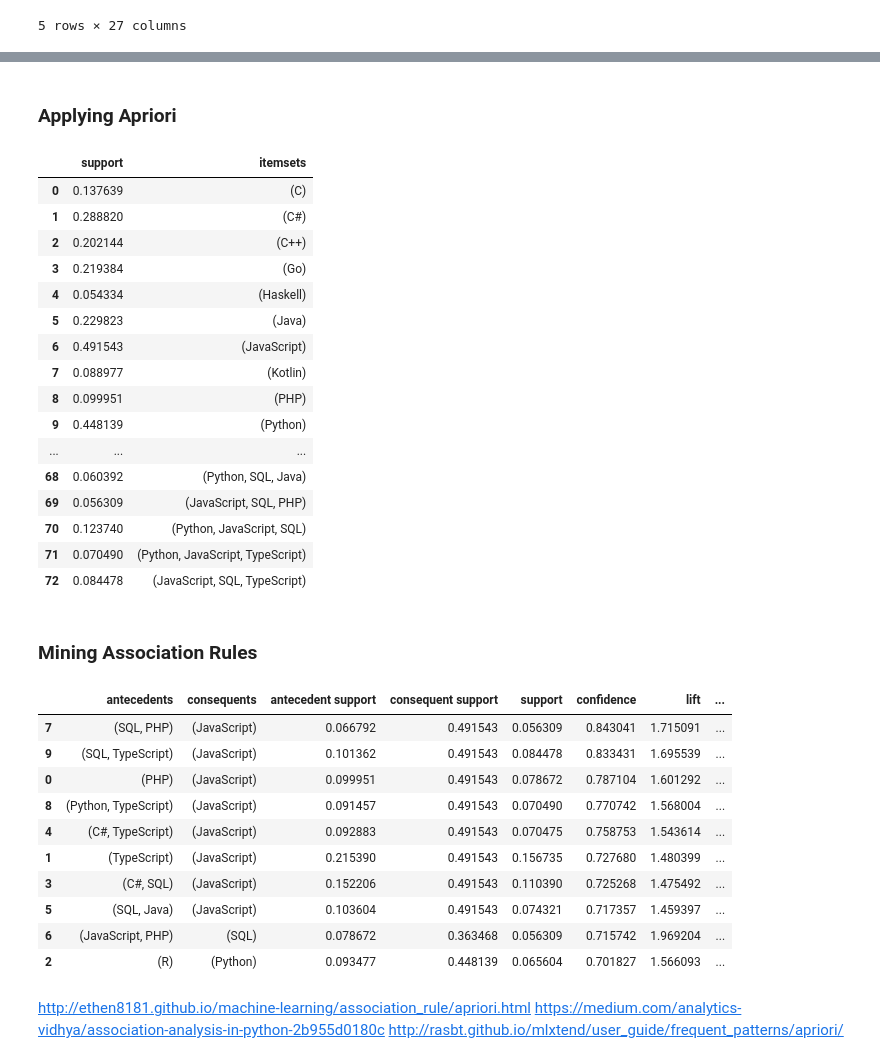
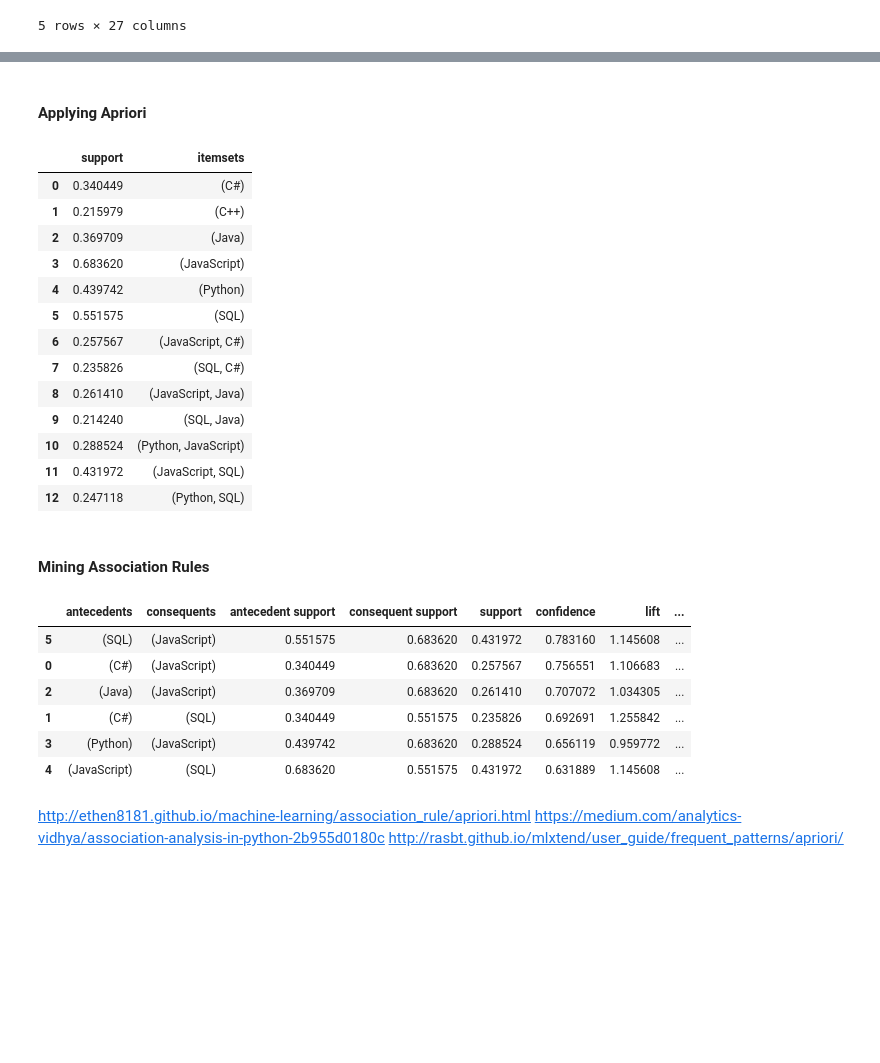
Before and after one commit to prdslost/stackoverflow-analysis, a Jupyter notebook: Developer Programming Language Use and Interest.ipynb, the cells around one changed output, grey strips where cells are left out. Saved outputs shown, nothing was run; the diff lists cells and outputs as text; code cells hidden in the pictures; blank space fills up the shorter version.

```diff
--- a/Developer Programming Language Use and Interest.ipynb
+++ b/Developer Programming Language Use and Interest.ipynb
@@ -304,11 +343,3 @@ df_basket.head()
 | 3 | False | False | True | False | False | False | False | False | False | False | ... |
 | 4 | False | False | False | False | False | False | False | False | False | False | ... |
 5 rows × 27 columns
-# %%
-lang_int_basket = df_history[df_history['LanguageInterest'].notnull()]['LanguageInterest'].copy()
-lang_int_basket = lang_int_basket.str.replace(' ','').str.split(';').tolist()
-
-te = TransactionEncoder()
-te_array = te.fit(lang_int_basket).transform(lang_int_basket)
-df_basket = pd.DataFrame(te_array, columns=te.columns_)[lang_filter]
-df_basket.head()
@@ -323,43 +346,36 @@ df_basket.head()
 # %% [markdown]
-### Applying Apriori
+#### Applying Apriori
 # %%
-df_freq_itemset = apriori(df_basket, min_support=0.05,use_colnames=True)
+df_freq_itemset = apriori(df_basket, min_support=0.2,use_colnames=True)
 df_freq_itemset
 # %% [output]
 |  | support | itemsets |
-| 0 | 0.137639 | (C) |
-| 1 | 0.288820 | (C#) |
-| 2 | 0.202144 | (C++) |
-| 3 | 0.219384 | (Go) |
-| 4 | 0.054334 | (Haskell) |
-| 5 | 0.229823 | (Java) |
-| 6 | 0.491543 | (JavaScript) |
-| 7 | 0.088977 | (Kotlin) |
-| 8 | 0.099951 | (PHP) |
-| 9 | 0.448139 | (Python) |
-| ... | ... | ... |
-| 68 | 0.060392 | (Python, SQL, Java) |
-| 69 | 0.056309 | (JavaScript, SQL, PHP) |
-| 70 | 0.123740 | (Python, JavaScript, SQL) |
-| 71 | 0.070490 | (Python, JavaScript, TypeScript) |
-| 72 | 0.084478 | (JavaScript, SQL, TypeScript) |
+| 0 | 0.340449 | (C#) |
+| 1 | 0.215979 | (C++) |
+| 2 | 0.369709 | (Java) |
+| 3 | 0.683620 | (JavaScript) |
+| 4 | 0.439742 | (Python) |
+| 5 | 0.551575 | (SQL) |
+| 6 | 0.257567 | (JavaScript, C#) |
+| 7 | 0.235826 | (SQL, C#) |
+| 8 | 0.261410 | (JavaScript, Java) |
+| 9 | 0.214240 | (SQL, Java) |
+| 10 | 0.288524 | (Python, JavaScript) |
+| 11 | 0.431972 | (JavaScript, SQL) |
+| 12 | 0.247118 | (Python, SQL) |
 # %% [markdown]
-### Mining Association Rules
+#### Mining Association Rules
 # %%
-df_rules = association_rules(df_freq_itemset, metric='confidence', min_threshold=.7)
+df_rules = association_rules(df_freq_itemset, metric='confidence', min_threshold=.6)
 df_rules.sort_values('confidence', ascending=False)
 # %% [output]
 |  | antecedents | consequents | antecedent support | consequent support | support | confidence | lift | ... |
-| 7 | (SQL, PHP) | (JavaScript) | 0.066792 | 0.491543 | 0.056309 | 0.843041 | 1.715091 | ... |
-| 9 | (SQL, TypeScript) | (JavaScript) | 0.101362 | 0.491543 | 0.084478 | 0.833431 | 1.695539 | ... |
-| 0 | (PHP) | (JavaScript) | 0.099951 | 0.491543 | 0.078672 | 0.787104 | 1.601292 | ... |
-| 8 | (Python, TypeScript) | (JavaScript) | 0.091457 | 0.491543 | 0.070490 | 0.770742 | 1.568004 | ... |
-| 4 | (C#, TypeScript) | (JavaScript) | 0.092883 | 0.491543 | 0.070475 | 0.758753 | 1.543614 | ... |
-| 1 | (TypeScript) | (JavaScript) | 0.215390 | 0.491543 | 0.156735 | 0.727680 | 1.480399 | ... |
-| 3 | (C#, SQL) | (JavaScript) | 0.152206 | 0.491543 | 0.110390 | 0.725268 | 1.475492 | ... |
-| 5 | (SQL, Java) | (JavaScript) | 0.103604 | 0.491543 | 0.074321 | 0.717357 | 1.459397 | ... |
-| 6 | (JavaScript, PHP) | (SQL) | 0.078672 | 0.363468 | 0.056309 | 0.715742 | 1.969204 | ... |
-| 2 | (R) | (Python) | 0.093477 | 0.448139 | 0.065604 | 0.701827 | 1.566093 | ... |
+| 5 | (SQL) | (JavaScript) | 0.551575 | 0.683620 | 0.431972 | 0.783160 | 1.145608 | ... |
+| 0 | (C#) | (JavaScript) | 0.340449 | 0.683620 | 0.257567 | 0.756551 | 1.106683 | ... |
+| 2 | (Java) | (JavaScript) | 0.369709 | 0.683620 | 0.261410 | 0.707072 | 1.034305 | ... |
+| 1 | (C#) | (SQL) | 0.340449 | 0.551575 | 0.235826 | 0.692691 | 1.255842 | ... |
+| 3 | (Python) | (JavaScript) | 0.439742 | 0.683620 | 0.288524 | 0.656119 | 0.959772 | ... |
+| 4 | (JavaScript) | (SQL) | 0.683620 | 0.551575 | 0.431972 | 0.631889 | 1.145608 | ... |
 # %% [markdown]
 http://ethen8181.github.io/machine-learning/association_rule/apriori.html
 https://medium.com/analytics-vidhya/association-analysis-in-python-2b955d0180c
```
Also changed, not shown: parts of 23 cells of this notebook.
